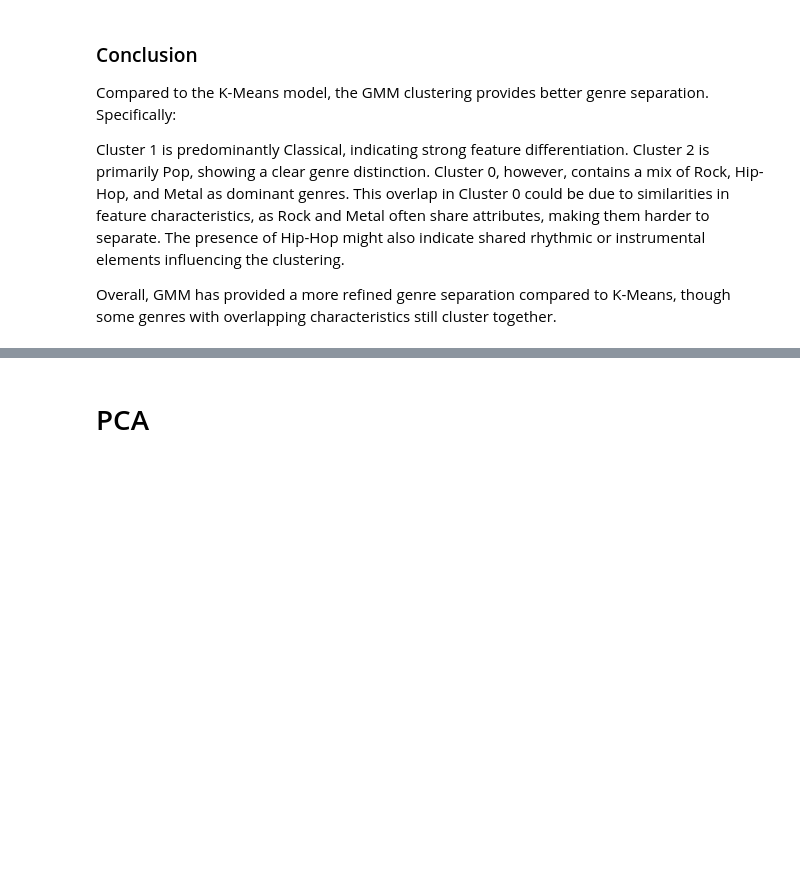
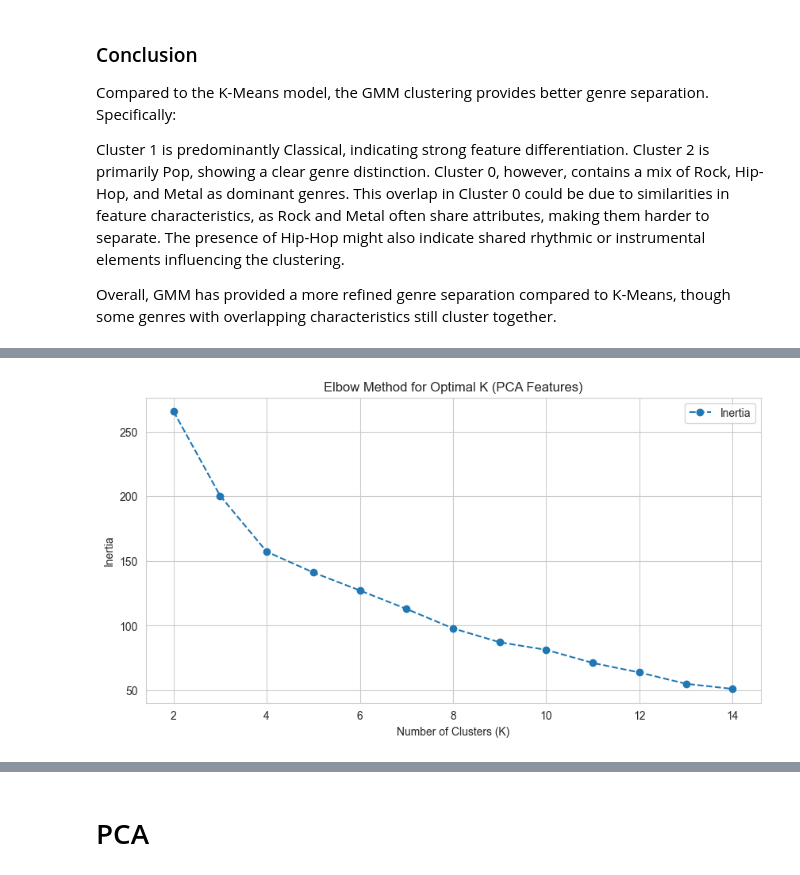
Before and after one commit to Akshay22087249/TurboAdventure, a Jupyter notebook: Main.ipynb, the cells around one changed output, grey strips where cells are left out. Saved outputs shown, nothing was run; the diff lists cells and outputs as text; code cells hidden in the pictures; blank space fills up the shorter version.

```diff
--- a/Main.ipynb
+++ b/Main.ipynb
@@ -1218,0 +1275,93 @@ Overall, GMM has provided a more refined genre separation compared to K-Means, t
+# %%
+# ChatGPT, 2025, Prompt 1: "which should i use to decide optimal clusters, elbow method or silhouette score?"
+# ChatGPT, 2025, Prompt 2: "how to plot for kmeans?"
+# Link : https://chatgpt.com/share/679fe2f0-3fd0-8001-9432-f0b1184043f8
+
+# ChatGPT, 2025, Prompt 1: "how do you apply pca as feature to kmeans"
+# ChatGPT, 2025, Prompt 2: "how do i decide optimal components"
+# Link: https://chatgpt.com/share/67cd997b-eca4-8001-ae68-bde5fe0e2f27
+
+# **STEP 1: Load Data**
+labels_path = "muziek-genre-clustering-24-25/labels_new.csv"
+labeled_path = "muziek-genre-clustering-24-25/labeled_df.csv"
+unlabeled_path = "muziek-genre-clustering-24-25/unlabeled_df.csv"
+
+# Read datasets
+labels_df = pd.read_csv(labels_path)  # Contains filename and genre
+labeled_df = pd.read_csv(labeled_path)  # Labeled audio features
+unlabeled_df = pd.read_csv(unlabeled_path)  # Unlabeled audio features
+
+# **STEP 2: Merge Labels with Labeled Dataset**
+labeled_df = pd.merge(labeled_df, labels_df, on="filename", how="left")
+
+# **STEP 3: Normalize Features**
+feature_columns = [col for col in labeled_df.columns if col not in ["filename", "genre", "Unnamed: 0"]]
+
+scaler = StandardScaler()
+labeled_df[feature_columns] = scaler.fit_transform(labeled_df[feature_columns])
+unlabeled_df[feature_columns] = scaler.transform(unlabeled_df[feature_columns])  # Apply same scaling
+
+# **STEP 4: Apply PCA for Feature Reduction**
+pca_components = 5  # Adjust based on explained variance
+pca = PCA(n_components=pca_components)
+labeled_pca_features = pca.fit_transform(labeled_df[feature_columns])
+unlabeled_pca_features = pca.transform(unlabeled_df[feature_columns])  # Apply PCA to unlabeled data
+
+# Convert PCA-transformed data into DataFrame
+pca_columns = [f"PCA_{i+1}" for i in range(pca_components)]
+labeled_pca_df = pd.DataFrame(labeled_pca_features, columns=pca_columns)
+unlabeled_pca_df = pd.DataFrame(unlabeled_pca_features, columns=pca_columns)
+
+# Keep filename and genre for merging later
+labeled_pca_df["filename"] = labeled_df["filename"]
+labeled_pca_df["genre"] = labeled_df["genre"]
+unlabeled_pca_df["filename"] = unlabeled_df["filename"]
+
+# **STEP 5: Determine Optimal Clusters with Elbow Method**
+inertia = []
+silhouette_scores = []
+K_range = range(2, 15)
+
+for k in K_range:
+    kmeans_pca = KMeans(n_clusters=k, random_state=42, n_init=10)
+    kmeans_pca.fit(labeled_pca_features)
+    inertia.append(kmeans_pca.inertia_)
+    silhouette_scores.append(silhouette_score(labeled_pca_features, kmeans_pca.labels_))
+
+# Plot Elbow Method
+plt.figure(figsize=(10, 5))
+plt.plot(K_range, inertia, marker='o', linestyle='--', label='Inertia')
+plt.xlabel("Number of Clusters (K)")
+plt.ylabel("Inertia")
+plt.title("Elbow Method for Optimal K (PCA Features)")
+plt.legend()
+plt.show()
+
+# Plot Silhouette Scores
+plt.figure(figsize=(10, 5))
+plt.plot(K_range, silhouette_scores, marker='s', linestyle='-', color='red', label='Silhouette Score')
+plt.xlabel("Number of Clusters (K)")
+plt.ylabel("Silhouette Score")
+plt.title("Silhouette Score per K (PCA Features)")
+plt.legend()
+plt.show()
+
+# **STEP 6: Train K-Means with Optimal K (Using PCA Features)**
+optimal_k_pca = 3  # Adjust based on the elbow and silhouette analysis
+kmeans_pca = KMeans(n_clusters=optimal_k_pca, random_state=42, n_init=10)
+labeled_pca_df["Cluster_PCA"] = kmeans_pca.fit_predict(labeled_pca_features)
+
+# **STEP 7: Map Clusters to Genres**
+cluster_genre_mapping_pca = labeled_pca_df.groupby("Cluster_PCA")["genre"].agg(lambda x: x.mode()[0])
+
+# **STEP 8: Predict Clusters for the Unlabeled Dataset**
+unlabeled_pca_df["Cluster_PCA"] = kmeans_pca.predict(unlabeled_pca_features)
+unlabeled_pca_df["genre"] = unlabeled_pca_df["Cluster_PCA"].map(cluster_genre_mapping_pca)
+
+# **STEP 9: Save the Results**
+final_predictions_pca = unlabeled_pca_df[["filename", "genre"]]
+final_predictions_pca.to_csv("predicted_genres_pca.csv", index=False)
+
+print("Clustering completed! The predicted genres have been saved in 'predicted_genres_pca.csv'.")
+# %% [output]
+[figure, added]
```
Also changed, not shown: parts of 15 cells of this notebook, 2 other files.
